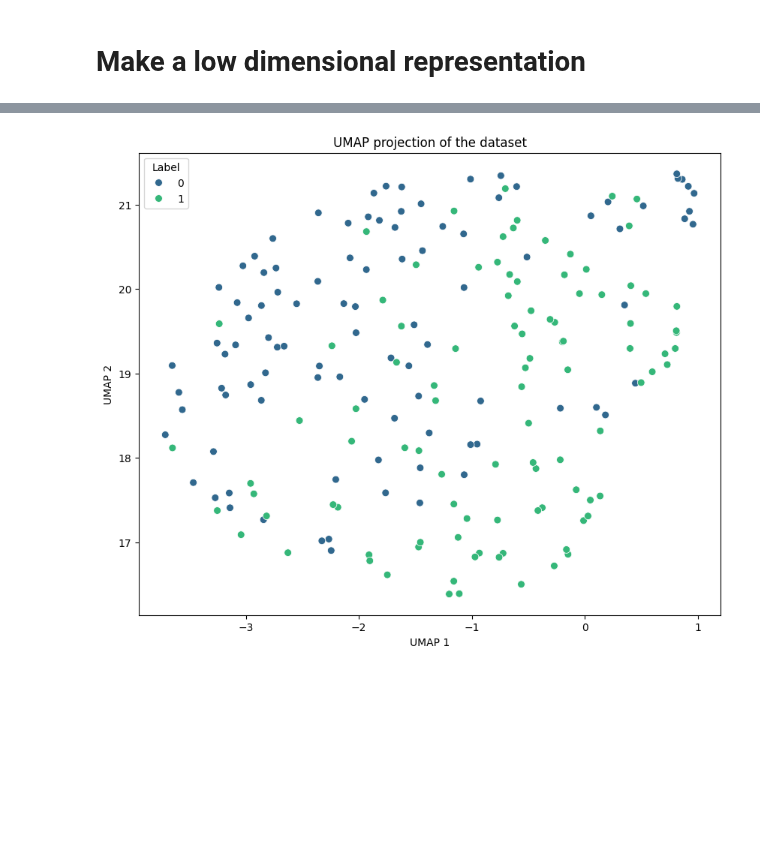
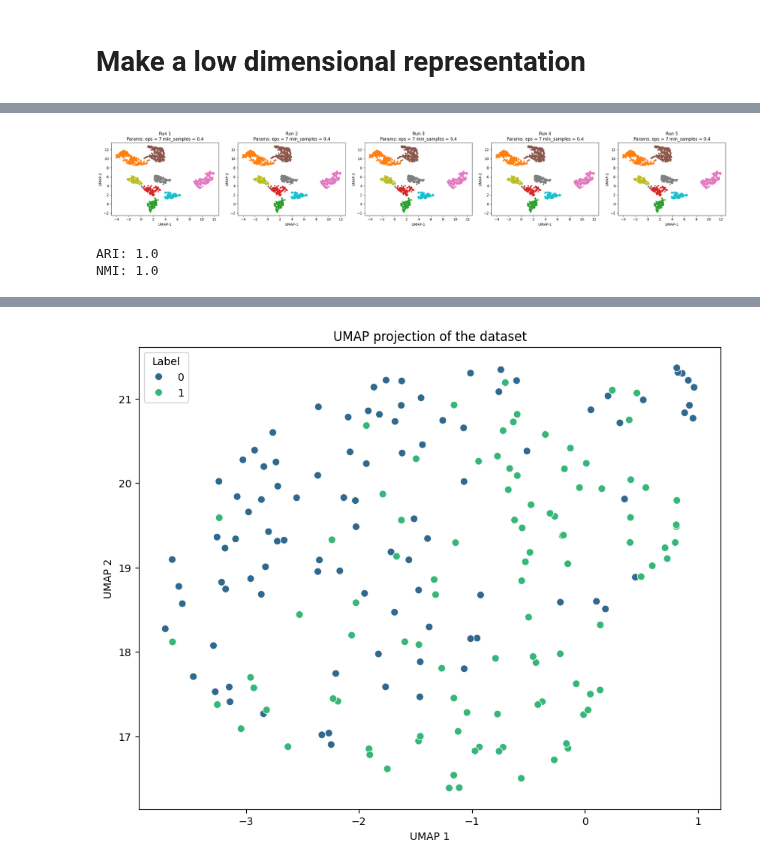
Before and after one commit to Max-Fredsdal/MVE441, a Jupyter notebook: project_3/project_3_DBSCAN.ipynb, the cells around one changed output, grey strips where cells are left out. Cells and saved outputs as stored; diff of their text form; code cells hidden in the pictures; blank space fills up the shorter version.

Commit message:
part 1 done dbscan

```diff
--- a/project_3/project_3_DBSCAN.ipynb
+++ b/project_3/project_3_DBSCAN.ipynb
@@ -197,0 +250,18 @@ Silhouette Score: 0.34328749775886536
+# %%
+eps_grid = np.arange(0.1, 1.0, 0.1)
+min_samples_grid = np.arange(1, 10, 1)
+num_runs = 5
+
+results = dbscan_outerloop(num_runs, eps_grid, min_samples_grid, X_umap, y, mode ='silhouette')
+# Extract the ARI and NMI matrices
+ari_matrix = results['ari_matrix']
+nmi_matrix = results['nmi_matrix']
+# Print the ARI and NMI scores
+ari_matrix_no_diag = ari_matrix[~np.eye(ari_matrix.shape[0], dtype=bool)].reshape(ari_matrix.shape[0], -1)
+nmi_matrix_no_diag = nmi_matrix[~np.eye(nmi_matrix.shape[0], dtype=bool)].reshape(nmi_matrix.shape[0], -1)
+print("ARI:" , ari_matrix_no_diag.mean())
+print("NMI:" , nmi_matrix_no_diag.mean())
+# %% [output]
+[figure, added]
+ARI: 1.0
+NMI: 1.0
```
Also changed, not shown: parts of 7 cells of this notebook.
